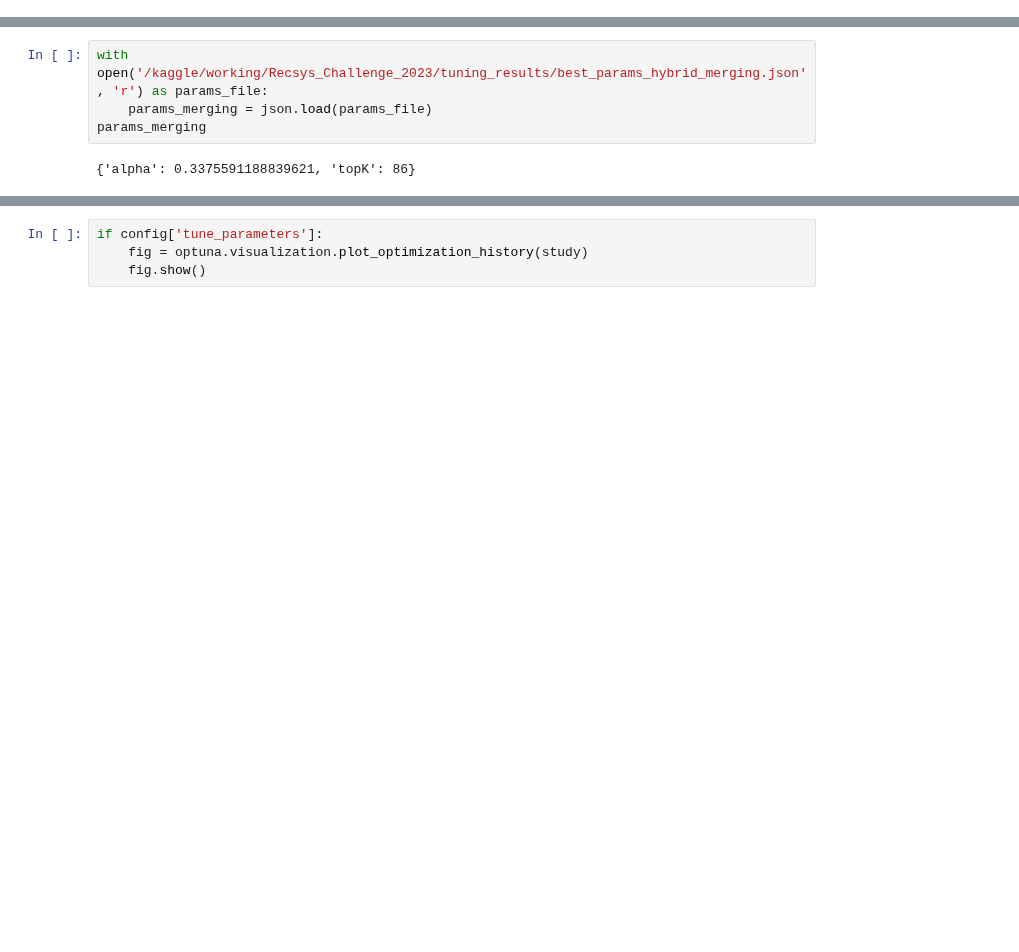
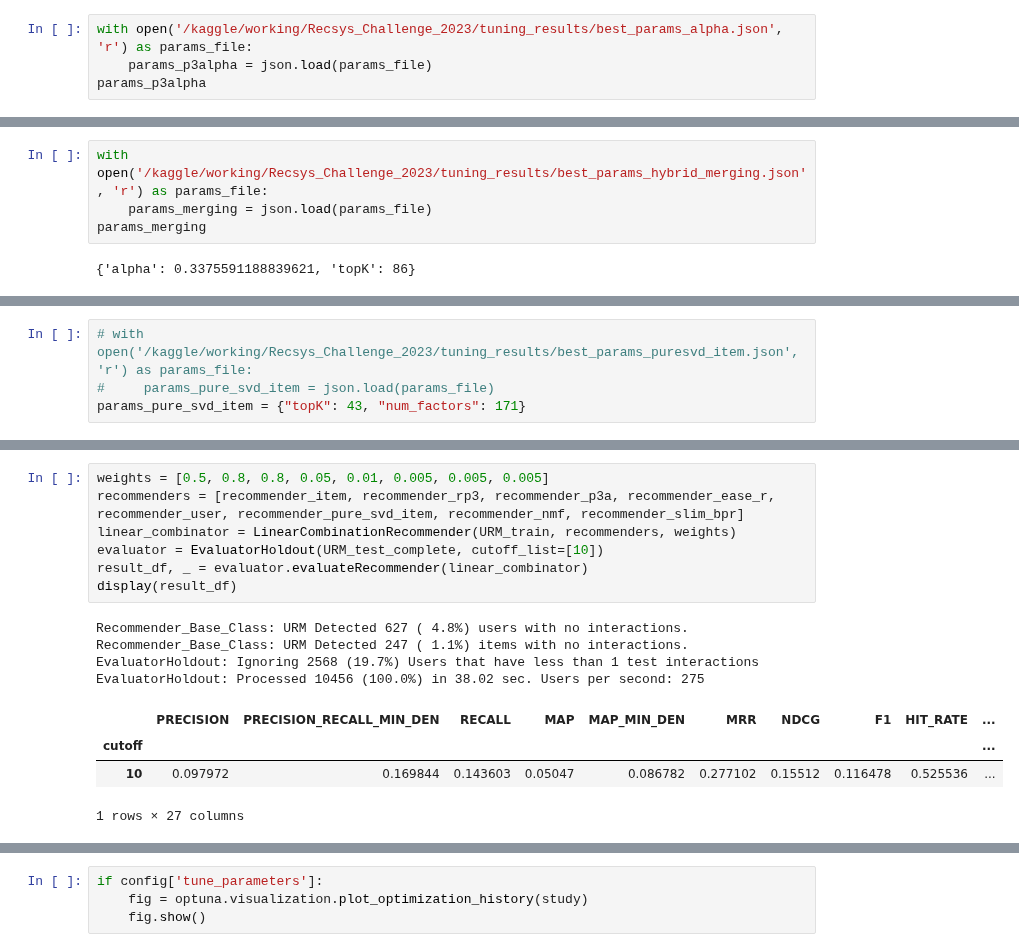
Before and after one commit to CarloSgaravatti/Recsys_Challenge_2023, a Jupyter notebook: challenge_notebooks/linear-combination.ipynb, the cells around one changed output, grey strips where cells are left out. Cells and saved outputs as stored; diff of their text form; blank space fills up the shorter version.

```diff
--- a/challenge_notebooks/linear-combination.ipynb
+++ b/challenge_notebooks/linear-combination.ipynb
@@ -174,0 +183,4 @@ params_user_knn
+# %%
+with open('/kaggle/working/Recsys_Challenge_2023/tuning_results/best_params_alpha.json', 'r') as params_file:
+    params_p3alpha = json.load(params_file)
+params_p3alpha
@@ -181,3 +204,7 @@ params_merging
+# %%
+# with open('/kaggle/working/Recsys_Challenge_2023/tuning_results/best_params_puresvd_item.json', 'r') as params_file:
+#     params_pure_svd_item = json.load(params_file)
+params_pure_svd_item = {"topK": 43, "num_factors": 171}
 # %%
 recommender_item = ItemKNNCFRecommender(URM_train)
 recommender_item.fit(**params_item_knn)
@@ -244,0 +323,16 @@ EvaluatorHoldout: Processed 10456 (100.0%) in 8.31 sec. Users per second: 1258
+# %%
+weights = [0.5, 0.8, 0.8, 0.05, 0.01, 0.005, 0.005, 0.005]
+recommenders = [recommender_item, recommender_rp3, recommender_p3a, recommender_ease_r, recommender_user, recommender_pure_svd_item, recommender_nmf, recommender_slim_bpr]
+linear_combinator = LinearCombinationRecommender(URM_train, recommenders, weights)
+evaluator = EvaluatorHoldout(URM_test_complete, cutoff_list=[10])
+result_df, _ = evaluator.evaluateRecommender(linear_combinator)
+display(result_df)
+# %% [output]
+Recommender_Base_Class: URM Detected 627 ( 4.8%) users with no interactions.
+Recommender_Base_Class: URM Detected 247 ( 1.1%) items with no interactions.
+EvaluatorHoldout: Ignoring 2568 (19.7%) Users that have less than 1 test interactions
+EvaluatorHoldout: Processed 10456 (100.0%) in 38.02 sec. Users per second: 275
+|  | PRECISION | PRECISION_RECALL_MIN_DEN | RECALL | MAP | MAP_MIN_DEN | MRR | NDCG | F1 | HIT_RATE | ... |
+| cutoff |  |  |  |  |  |  |  |  |  | ... |
+| 10 | 0.097972 | 0.169844 | 0.143603 | 0.05047 | 0.086782 | 0.277102 | 0.15512 | 0.116478 | 0.525536 | ... |
+1 rows × 27 columns
```
Also changed, not shown: parts of 19 cells of this notebook.
